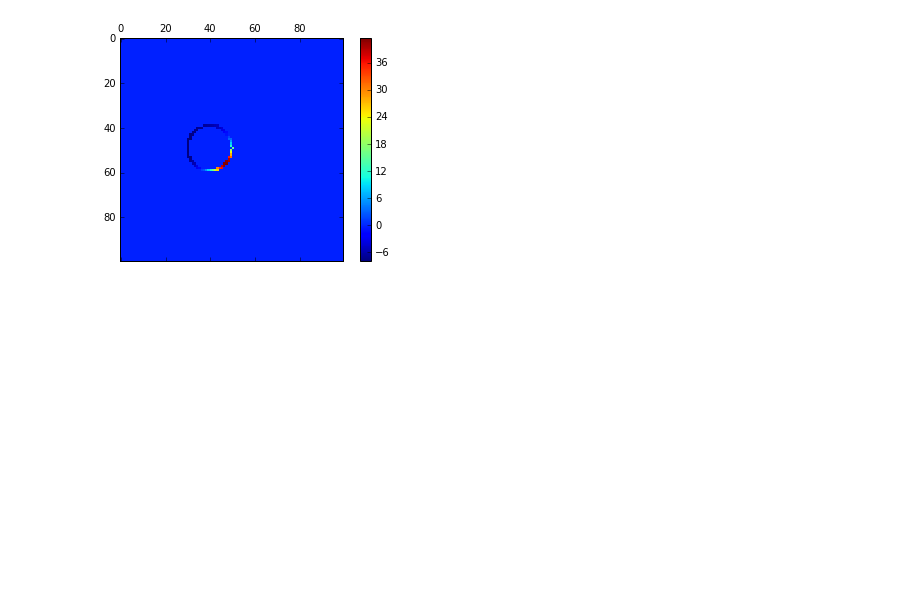
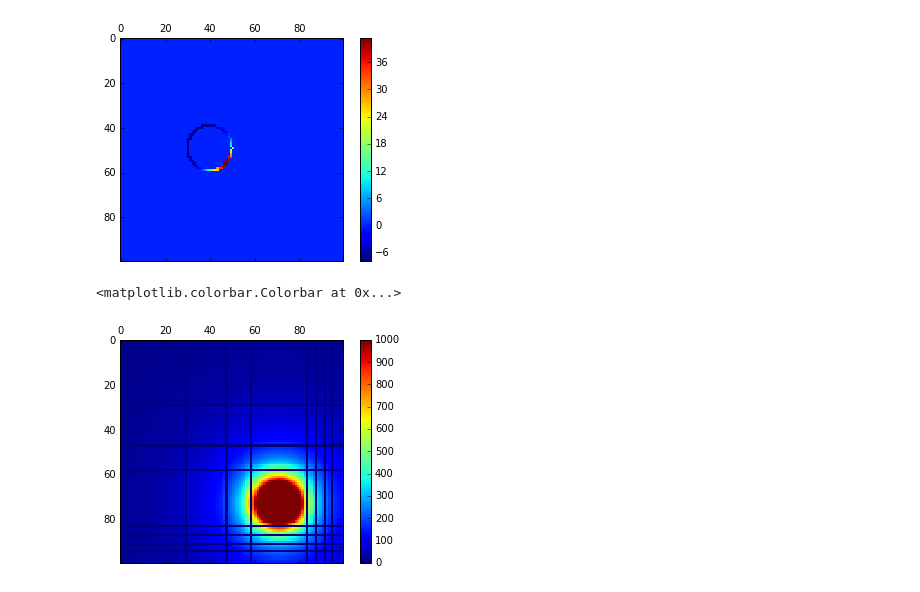
Before and after one commit to ArtificialIntelligenceToolkit/jyro, a Jupyter notebook: docs/Jyro Simulator.ipynb, the cells around one changed output. Cells and saved outputs as stored; diff of their text form; code cells hidden in the pictures; blank space fills up the shorter version.

```diff
--- a/docs/Jyro Simulator.ipynb
+++ b/docs/Jyro Simulator.ipynb
@@ -99,3 +105,24 @@ fig3.colorbar(p3)
 # %% [output]
 <matplotlib.colorbar.Colorbar at 0x...>
 [figure]
+# %%
+light0 = numpy.zeros((100,100))
+light1 = numpy.zeros((100,100))
+
+for x in range(100):
+    for y in range(100):
+        for r in sim.robots:
+            r.setPose(x/100 * 10,
+                      y/100 * 10,
+                      0)
+            r.updateDevices()
+            light0[int(r._gx/10 * 100), int(r._gy/10 * 100)] = r.device["light"].scan[0]
+            light1[int(r._gx/10 * 100), int(r._gy/10 * 100)] = r.device["light"].scan[1]
+# %%
+fig = plt.figure()
+sp = fig.add_subplot(111)
+p = sp.matshow(light0)
+fig.colorbar(p)
+# %% [output]
+<matplotlib.colorbar.Colorbar at 0x...>
+[figure, added]
```
Also changed, not shown: parts of 9 cells of this notebook.
